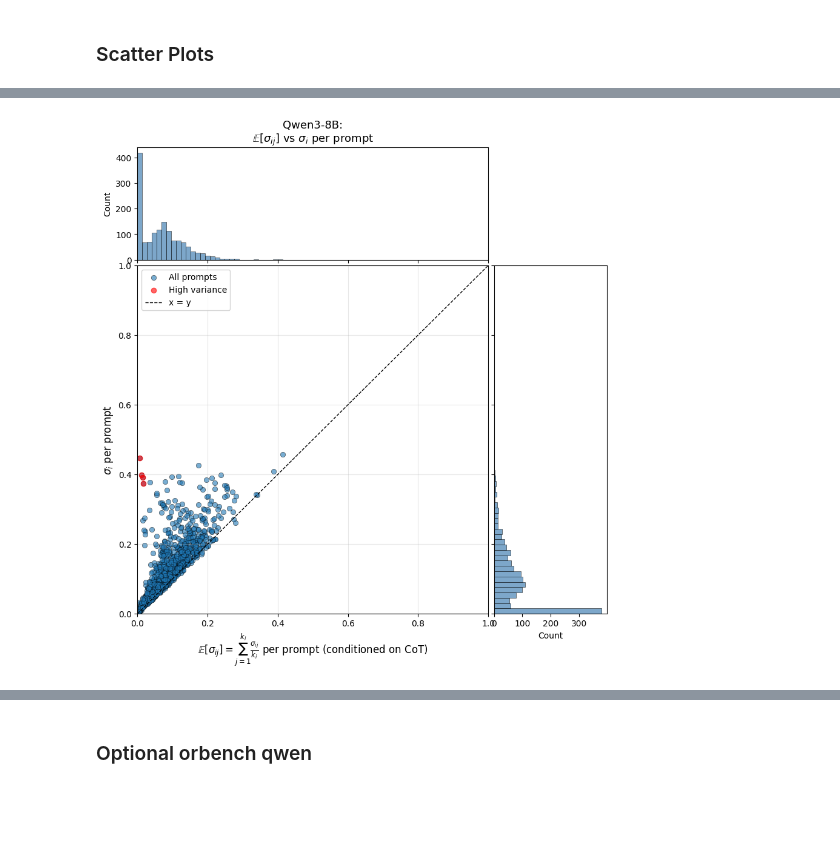
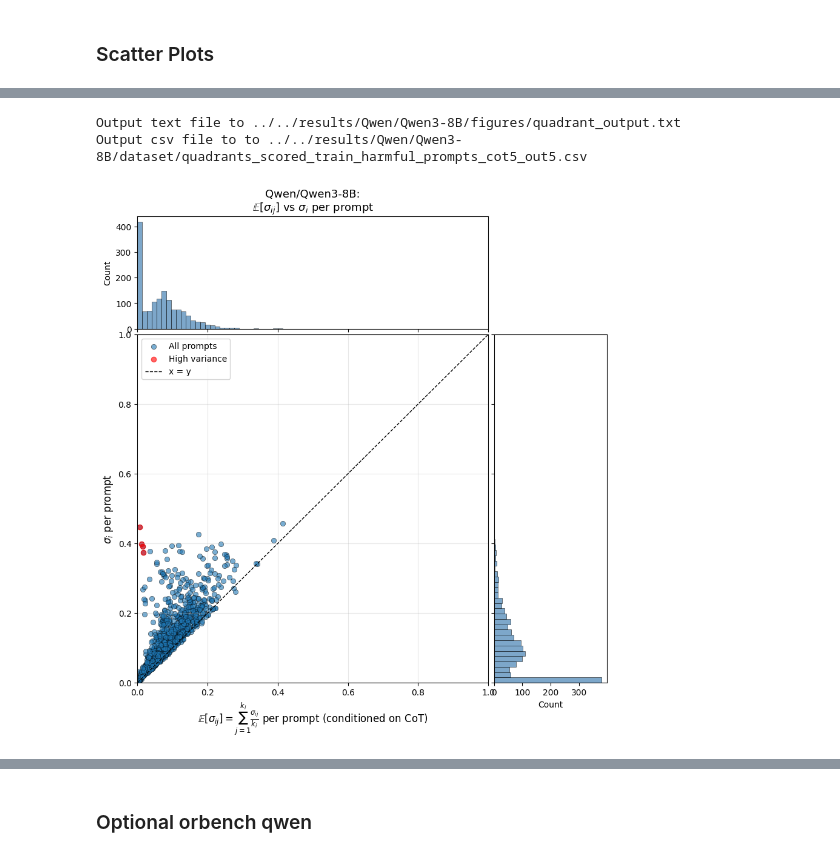
Before and after one commit to kureha-yamaguchi/reasoning-manipulation, a Jupyter notebook: utils/heuristic/compute_stats.ipynb, the cells around one changed output, grey strips where cells are left out. Drawn from its saved outputs; the diff is of its cells as text; code cells hidden in the pictures; blank space fills up the shorter version.

```diff
--- a/utils/heuristic/compute_stats.ipynb
+++ b/utils/heuristic/compute_stats.ipynb
@@ -546,10 +596,13 @@ plot_scatter(model_name, x_data, y_data, quadrant_points)
 # %%
-model_name = "Qwen3-8B"
+model_name = "Qwen/Qwen3-8B"
 x_data = per_prompt_avgs_qwen3
 y_data = std_devs_i_qwen3
 quadrant_points = find_quadrant(scored_rows_qwen3)
+save_quadrant_to_file(model_name, quadrant_points)
 
 plot_scatter(model_name, x_data, y_data, quadrant_points)
 # %% [output]
+Output text file to ../../results/Qwen/Qwen3-8B/figures/quadrant_output.txt
+Output csv file to to ../../results/Qwen/Qwen3-8B/dataset/quadrants_scored_train_harmful_prompts_cot5_out5.csv
-[figure, old version]
+[figure, new version]
 # %%
```
Also changed, not shown: parts of 4 cells of this notebook.
